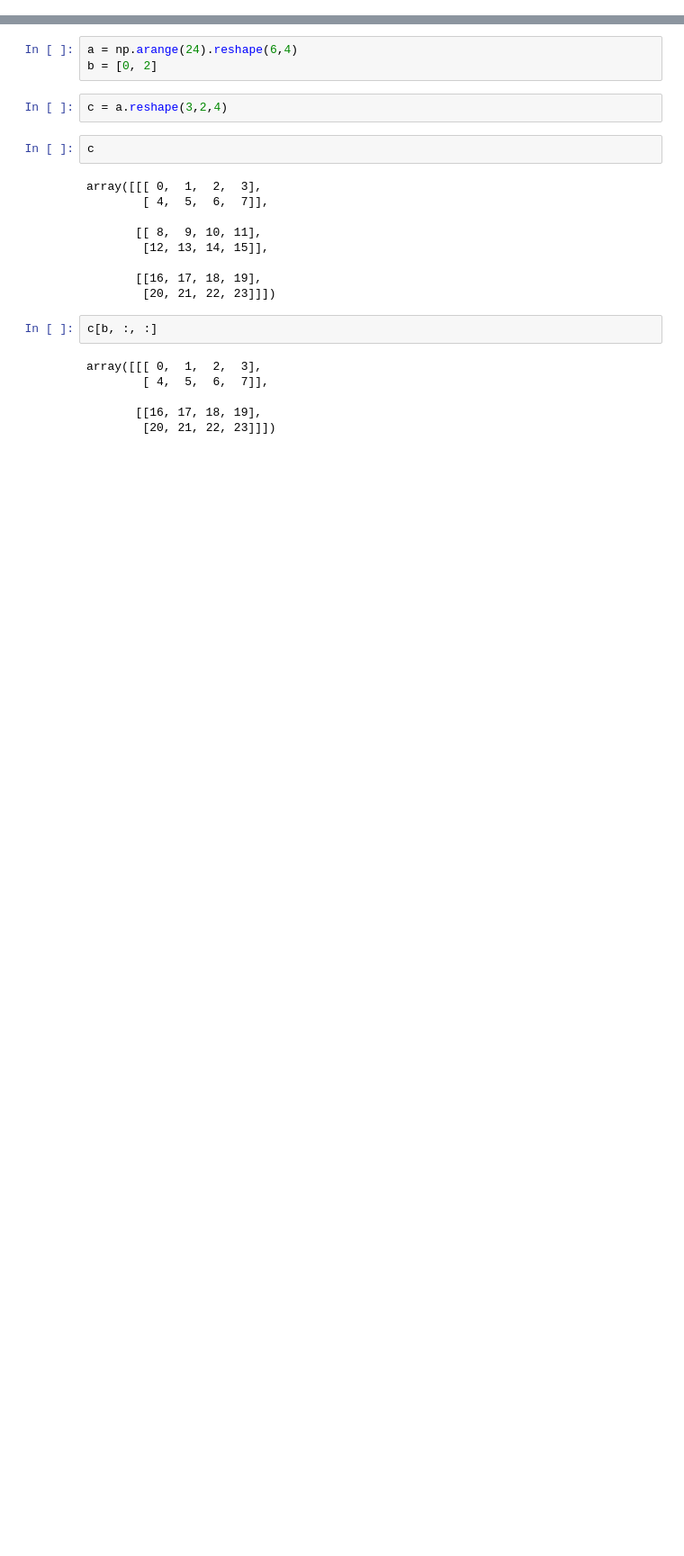
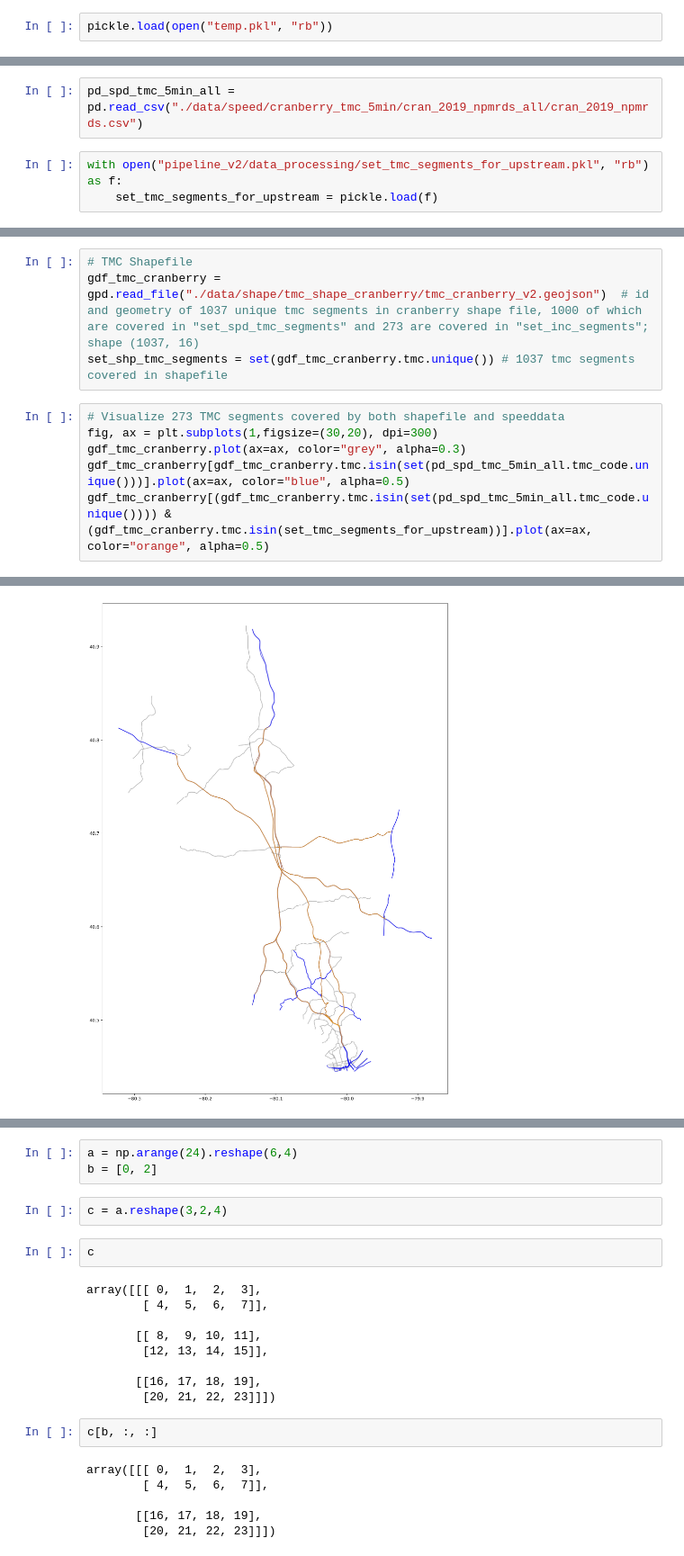
Before and after one commit to HaoWoo96/Traffic-Prediction, a Jupyter notebook: playground.ipynb, the cells around one changed output, grey strips where cells are left out. Shown at 90% size. Cells and saved outputs as stored; diff of their text form; blank space fills up the shorter version.

Commit message:
update pipelines

```diff
--- a/playground.ipynb
+++ b/playground.ipynb
@@ -15,0 +217,2 @@ from tqdm import tqdm
+# %%
+pickle.load(open("temp.pkl", "rb"))
@@ -15,0 +306,5 @@ from tqdm import tqdm
+# %%
+pd_spd_tmc_5min_all = pd.read_csv("./data/speed/cranberry_tmc_5min/cran_2019_npmrds_all/cran_2019_npmrds.csv")
+# %%
+with open("pipeline_v2/data_processing/set_tmc_segments_for_upstream.pkl", "rb") as f:
+    set_tmc_segments_for_upstream = pickle.load(f)
@@ -15,0 +315,11 @@ from tqdm import tqdm
+# %%
+# TMC Shapefile
+gdf_tmc_cranberry = gpd.read_file("./data/shape/tmc_shape_cranberry/tmc_cranberry_v2.geojson")  # id and geometry of 1037 unique tmc segments in cranberry shape file, 1000 of which are covered in "set_spd_tmc_segments" and 273 are covered in "set_inc_segments"; shape (1037, 16)
+set_shp_tmc_segments = set(gdf_tmc_cranberry.tmc.unique()) # 1037 tmc segments covered in shapefile
+# %%
+# Visualize 273 TMC segments covered by both shapefile and speeddata
+fig, ax = plt.subplots(1,figsize=(30,20), dpi=300)
+gdf_tmc_cranberry.plot(ax=ax, color="grey", alpha=0.3)
+gdf_tmc_cranberry[gdf_tmc_cranberry.tmc.isin(set(pd_spd_tmc_5min_all.tmc_code.unique()))].plot(ax=ax, color="blue", alpha=0.5)
+gdf_tmc_cranberry[(gdf_tmc_cranberry.tmc.isin(set(pd_spd_tmc_5min_all.tmc_code.unique()))) & (gdf_tmc_cranberry.tmc.isin(set_tmc_segments_for_upstream))].plot(ax=ax, color="orange", alpha=0.5)
+# %% [output]
@@ -15,0 +327 @@ from tqdm import tqdm
+[figure, added]
```
Also changed, not shown: parts of 91 cells of this notebook, 27 other files.
